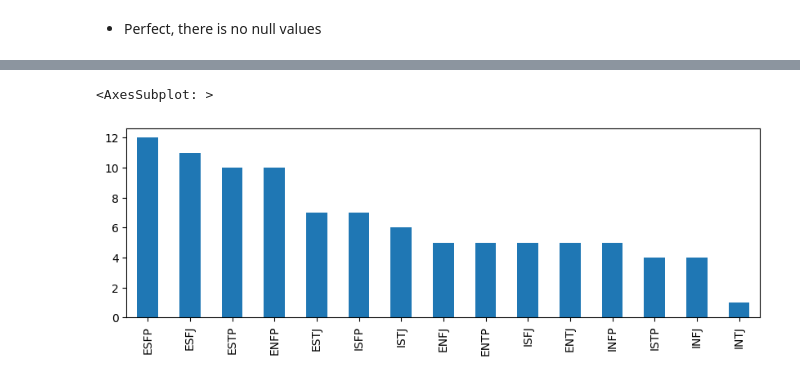
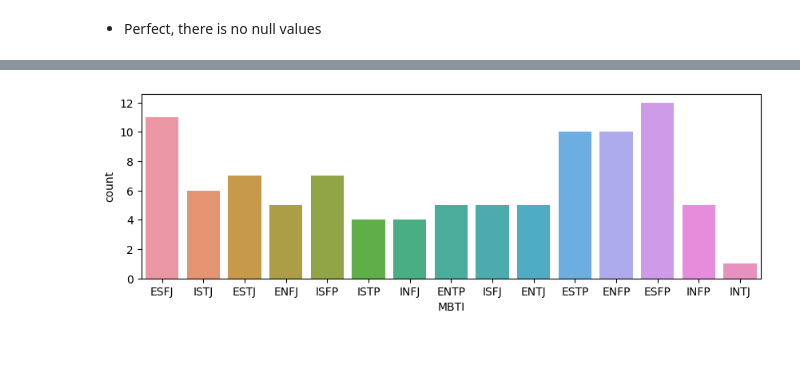
Before and after one commit to ortizfram/Correlation-Posture-VS-Personality-Trait, a Jupyter notebook: correlation.ipynb, the cells around one changed output, grey strips where cells are left out. Cells and saved outputs as stored; diff of their text form; code cells hidden in the pictures; blank space fills up the shorter version.

Commit message:
countplot mbti

```diff
--- a/correlation.ipynb
+++ b/correlation.ipynb
@@ -103,7 +104,10 @@ dtype: int64
 # %%
 val_counts = df['MBTI'].value_counts()
 # %%
-val_counts.plot.bar(figsize = (10,3))
+plot = sns.countplot(x='MBTI', data = df)
+
+fig = plot.get_figure()
+fig.set_size_inches(10, 3)
+plt.show()
 # %% [output]
-<AxesSubplot: >
-[figure, old version]
+[figure, new version]
```
Also changed, not shown: parts of 1 cell of this notebook.
